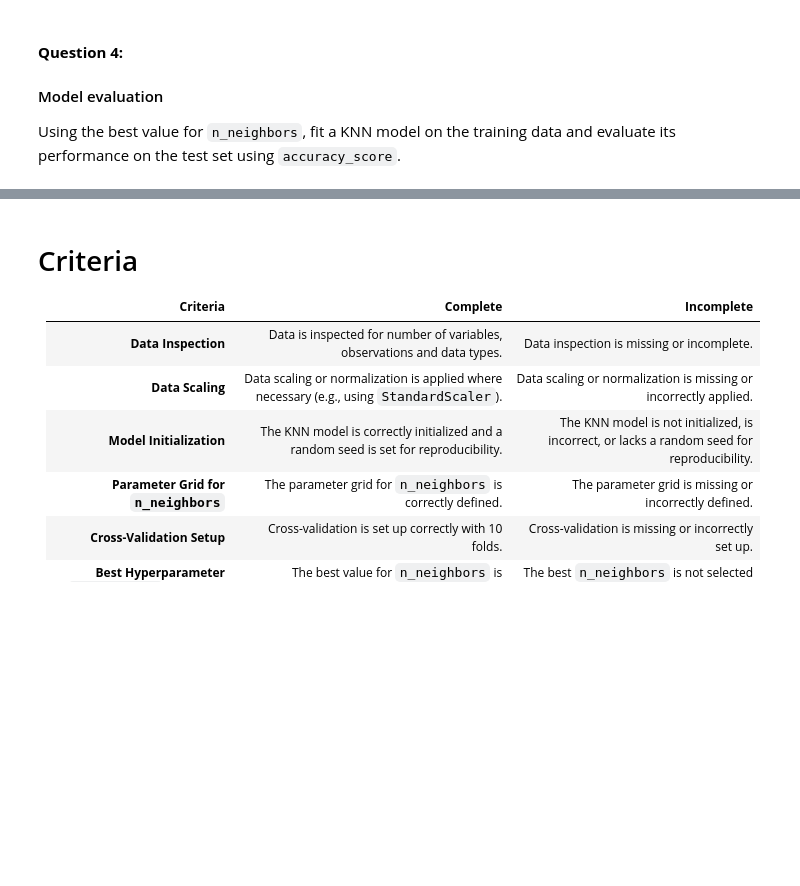
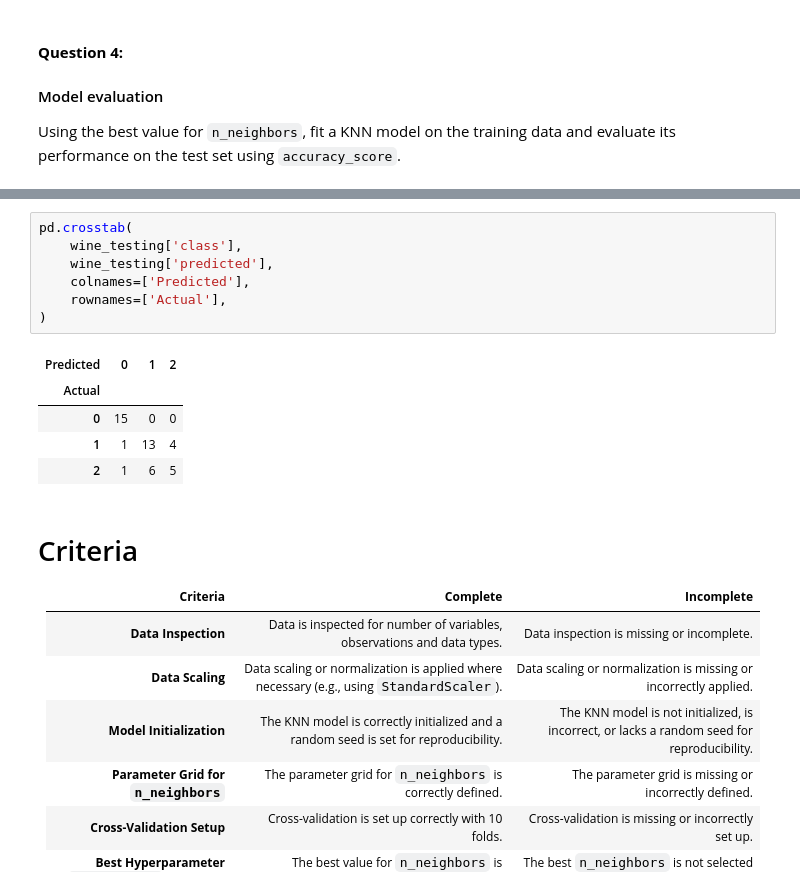
Before and after one commit to meisammofidi/LCR, a Jupyter notebook: 02_activities/assignments/assignment_1.ipynb, the cells around one changed output, grey strips where cells are left out. Saved outputs shown, nothing was run; the diff lists cells and outputs as text; blank space fills up the shorter version.

```diff
--- a/02_activities/assignments/assignment_1.ipynb
+++ b/02_activities/assignments/assignment_1.ipynb
@@ -261,3 +290,16 @@ Test Accuracy: 0.7333333333333333
+# %%
+pd.crosstab(
+    wine_testing['class'],
+    wine_testing['predicted'],
+    colnames=['Predicted'],
+    rownames=['Actual'],
+)
+# %% [output]
+| Predicted | 0 | 1 | 2 |
+| Actual |  |  |  |
+| 0 | 15 | 0 | 0 |
+| 1 | 1 | 13 | 4 |
+| 2 | 1 | 6 | 5 |
 # %% [markdown]
 # Criteria
 
```
Also changed, not shown: parts of 6 cells of this notebook.
